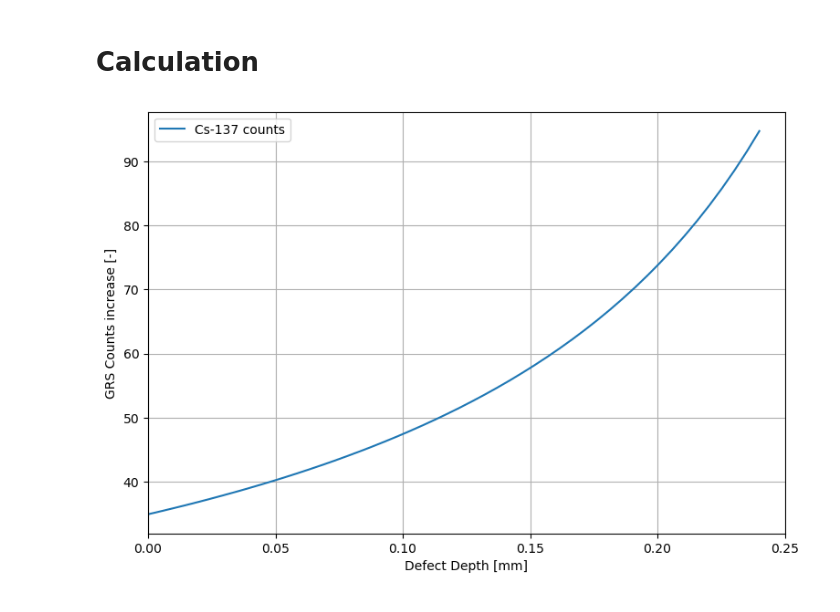
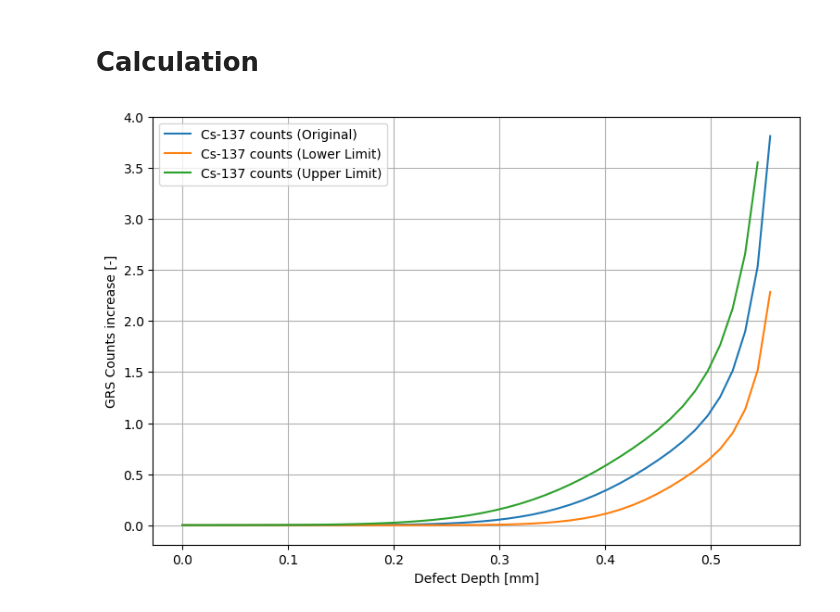
Before and after one commit to Ime1998/Thesis-Report-Ime-Meulenbelt, a Jupyter notebook: Defect-1 in Case of Partial Defect.ipynb, the cells around one changed output. Cells and saved outputs as stored; diff of their text form; code cells hidden in the pictures.

```diff
--- a/Defect-1 in Case of Partial Defect.ipynb
+++ b/Defect-1 in Case of Partial Defect.ipynb
@@ -80,29 +67,47 @@ time        = 5*60  #s
 # Calculation
 # %%
 # Varying defect depths from 0 to the original Lamb_Cs137
-L = 0.00038
-defect_depths = np.linspace(0, 0.00024, 50)
+L = 0.00058
+defect_depths = np.linspace(0, L, 50)
 Cs137_meas_values = []
+Cs137_meas_values_lower = []
+Cs137_meas_values_upper = []
 
-N=10
-M=10000
+N = 20
+M = 10000
+
+Estimated_Diff_Coeff_I = 5e-17
+Estimated_Diff_Coeff_Lower = 3e-17
+Estimated_Diff_Coeff_Upper = 7e-17
 
 for Defect_Depth in defect_depths:
     Cs137 = ReleaseRateCalculation(M_Cs137, Lamb_Cs137, T_gas)
+
+    # Using the original diffusion coefficient
     _, release_rate = Cs137.Finite_difference_scheme_gasses(M, N, Lamb_Cs137, Estimated_Diff_Coeff_I, steady_concentration, Defect_Depth)
-
     Cs137_meas = Exp_measurement_50mL_Sample(Lamb_Cs137, release_rate, sample_size, volume, time)
     Cs137_meas_values.append(Cs137_meas)
+
+    # Using the lower limit of the diffusion coefficient
+    _, release_rate_lower = Cs137.Finite_difference_scheme_gasses(M, N, Lamb_Cs137, Estimated_Diff_Coeff_Lower, steady_concentration, Defect_Depth)
+    Cs137_meas_lower = Exp_measurement_50mL_Sample(Lamb_Cs137, release_rate_lower, sample_size, volume, time)
+    Cs137_meas_values_lower.append(Cs137_meas_lower)
+
+    # Using the upper limit of the diffusion coefficient
+    _, release_rate_upper = Cs137.Finite_difference_scheme_gasses(M, N, Lamb_Cs137, Estimated_Diff_Coeff_Upper, steady_concentration, Defect_Depth)
+    Cs137_meas_upper = Exp_measurement_50mL_Sample(Lamb_Cs137, release_rate_upper, sample_size, volume, time)
+    Cs137_meas_values_upper.append(Cs137_meas_upper)
 # %%
 # Plotting
-plt.figure(figsize=[9,6])
-plt.plot(defect_depths*1000, Cs137_meas_values, label='Cs-137 counts')
+plt.figure(figsize=[9, 6])
+plt.plot(defect_depths * 1000, Cs137_meas_values, label='Cs-137 counts (Original)')
+plt.plot(defect_depths * 1000, Cs137_meas_values_lower, label='Cs-137 counts (Lower Limit)')
+plt.plot(defect_depths * 1000, Cs137_meas_values_upper, label='Cs-137 counts (Upper Limit)')
 plt.xlabel('Defect Depth [mm]')
 plt.ylabel('GRS Counts increase [-]')
-#plt.title('Cs137_meas vs Defect Depth')
 plt.grid()
+#plt.xlim(0,0.35)
 plt.legend()
-plt.xlim(0,0.25)
 plt.show()
 # %% [output]
-[figure, old version]
+[figure, new version]
```
Also changed, not shown: parts of 2 cells of this notebook.
